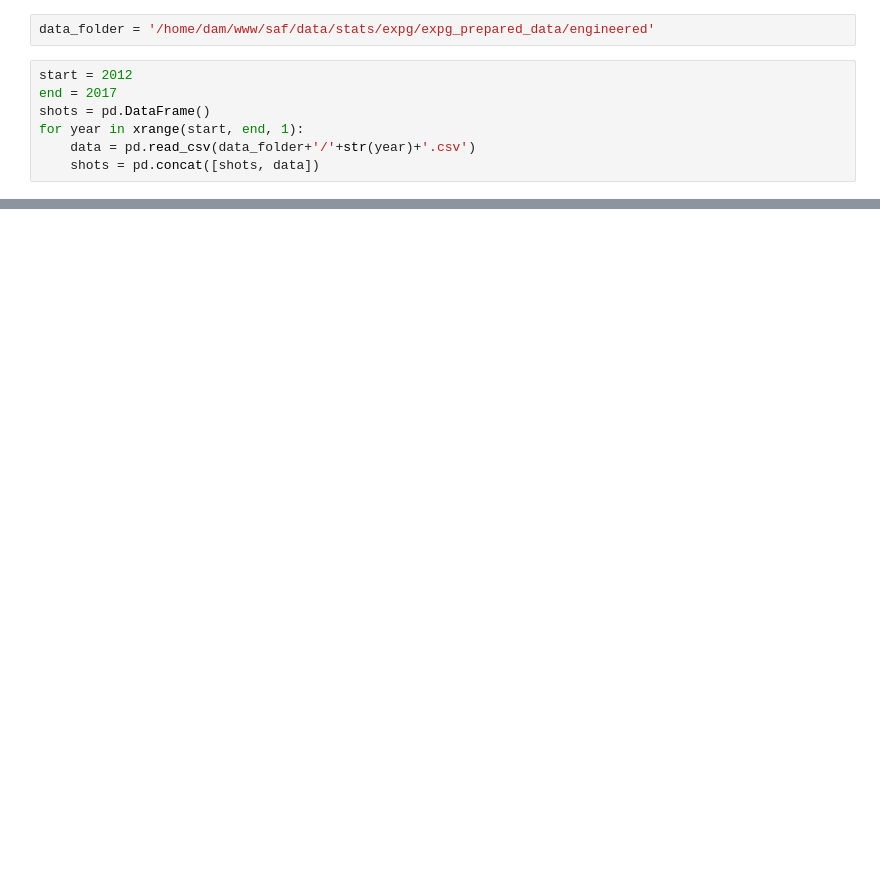
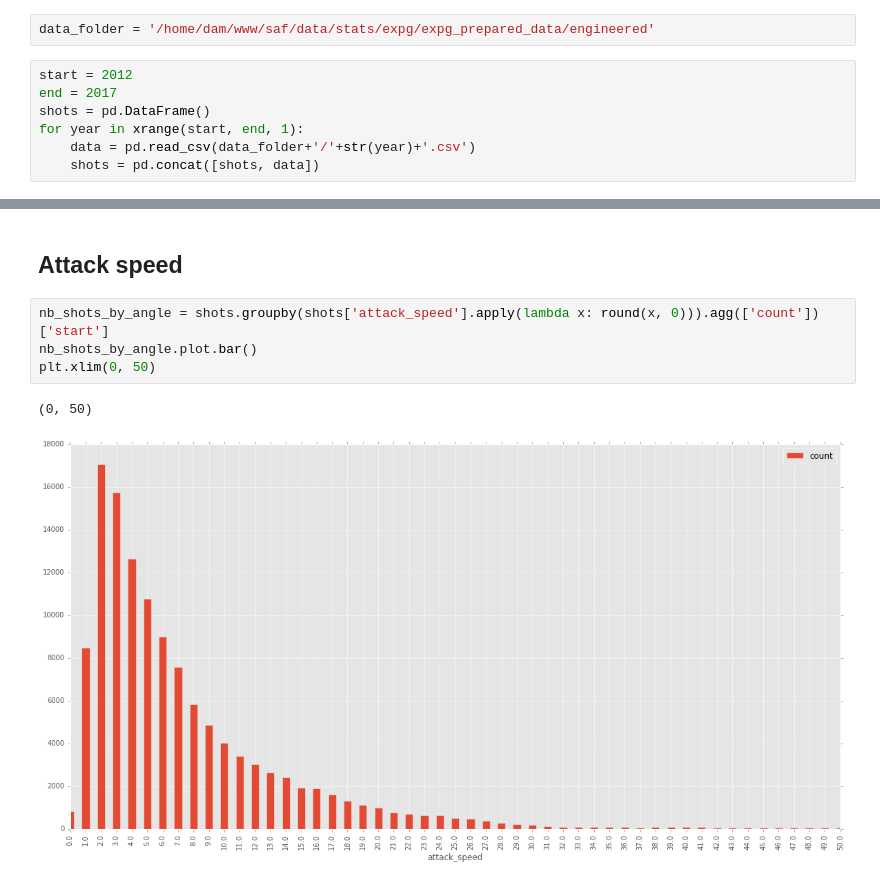
Before and after one commit to 10contre11/notebooks, a Jupyter notebook: xg_features_selection.ipynb, the cells around one changed output, grey strips where cells are left out. Cells and saved outputs as stored; diff of their text form; blank space fills up the shorter version.

```diff
--- a/xg_features_selection.ipynb
+++ b/xg_features_selection.ipynb
@@ -31,0 +51,9 @@ shots.plot.hist(stacked=True, bins=20)
+# %% [markdown]
+## Attack speed
+# %%
+nb_shots_by_angle = shots.groupby(shots['attack_speed'].apply(lambda x: round(x, 0))).agg(['count'])['start']
+nb_shots_by_angle.plot.bar()
+plt.xlim(0, 50)
+# %% [output]
+(0, 50)
+[figure, added]
```
Also changed, not shown: parts of 9 cells of this notebook.
